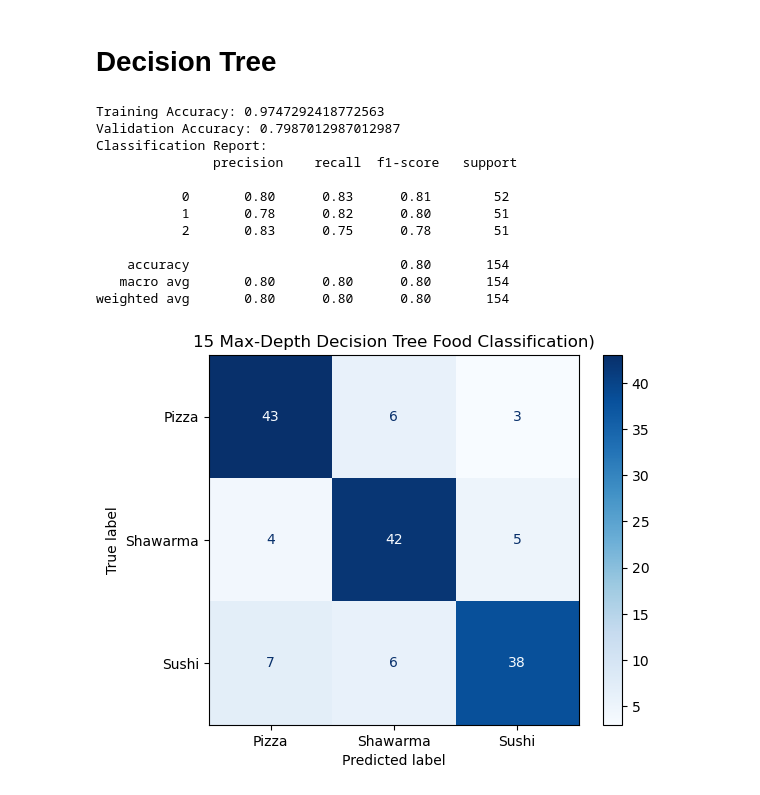
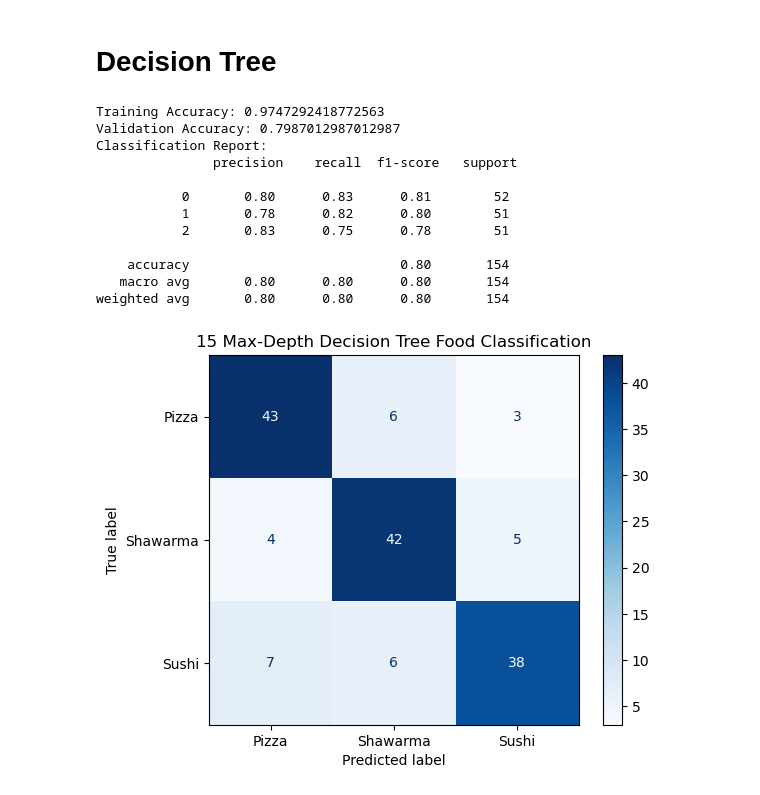
Before and after one commit to gouthamkancharla/Machine-Learning-Challenge, a Jupyter notebook: models.ipynb, the cells around one changed output. Drawn from its saved outputs; the diff is of its cells as text; code cells hidden in the pictures.

```diff
--- a/models.ipynb
+++ b/models.ipynb
@@ -313,32 +313,32 @@ max__possible_depth = accuracy.index(max(accuracy)) + 1
 clf = DecisionTreeClassifier(max_depth=max__possible_depth, criterion="entropy", random_state=17)
 clf.fit(X_train, y_not_one_hot_train)
 
 # Predict on the training and testing / validation set
 y_pred_train = clf.predict(X_train)
 y_pred = clf.predict(X_test)
 
 # Display Results
 print("Training Accuracy:", accuracy_score(y_not_one_hot_train, y_pred_train))
 print("Validation Accuracy:", accuracy_score(y_not_one_hot_test, y_pred))
 print("Classification Report:\n", classification_report(y_not_one_hot_test, y_pred))
 
 # Confusion Matrix
 cm = confusion_matrix(y_not_one_hot_test, y_pred)
 disp = ConfusionMatrixDisplay(cm, display_labels=["Pizza", "Shawarma", "Sushi"])
 disp.plot(cmap=plt.cm.Blues)
-plt.title(str(max__possible_depth) +" Max-Depth Decision Tree Food Classification)")
+plt.title(str(max__possible_depth) +" Max-Depth Decision Tree Food Classification")
 plt.show()
 # %% [output]
 Training Accuracy: 0.9747292418772563
 Validation Accuracy: 0.7987012987012987
 Classification Report:
                precision    recall  f1-score   support
 
            0       0.80      0.83      0.81        52
            1       0.78      0.82      0.80        51
            2       0.83      0.75      0.78        51
 
     accuracy                           0.80       154
    macro avg       0.80      0.80      0.80       154
 weighted avg       0.80      0.80      0.80       154
-[figure, old version]
+[figure, new version]
```
